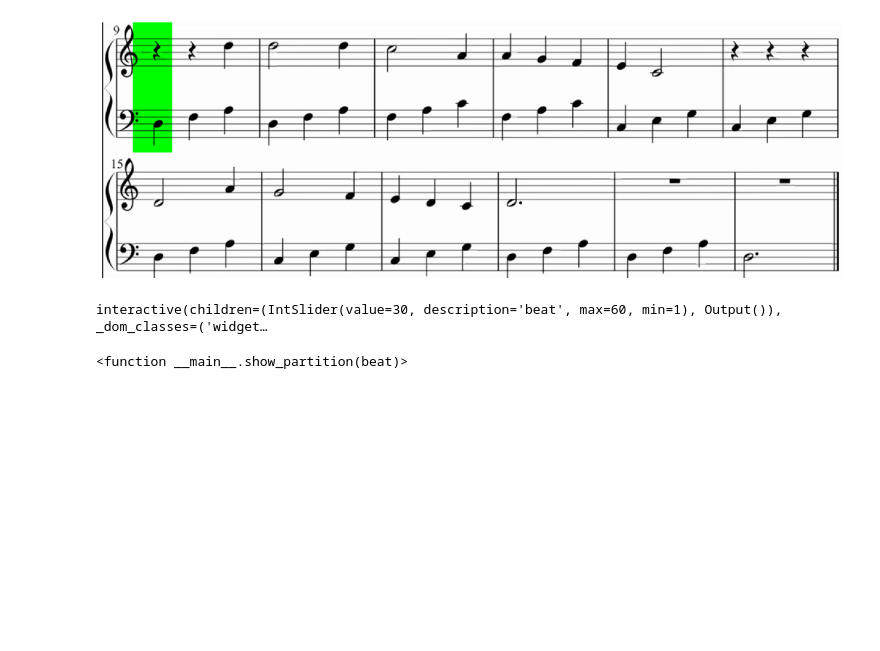
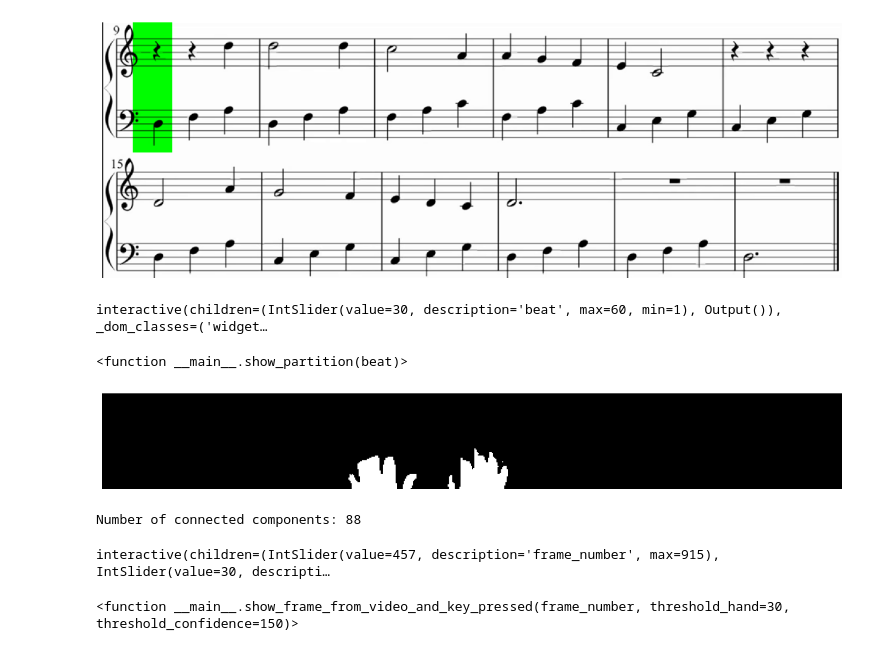
Before and after one commit to LongVanTH/INF573_Project, a Jupyter notebook: z_for_report_images.ipynb, the cells around one changed output. Drawn from its saved outputs; the diff is of its cells as text; code cells hidden in the pictures; blank space fills up the shorter version.

Commit message:
For Images a tout pour les notebooks 1 à 3

```diff
--- a/z_for_report_images.ipynb
+++ b/z_for_report_images.ipynb
@@ -823,3 +899,34 @@ interact(show_partition, beat=(1, total_beats, 1))
 # %% [output]
 interactive(children=(IntSlider(value=30, description='beat', max=60, min=1), Output()), _dom_classes=('widget…
 <function __main__.show_partition(beat)>
+# %%
+_, frame = get_frame(cap, 10)
+frame = crop_frame(frame, 375, 0, 540-375, frame.shape[1], show=False)
+frame_hands_isolated = get_hand_region(frame, 30, True)
+# %% [output]
+[figure, added]
+# %%
+_, mask = get_frame(cap, 814)
+mask = crop_frame(mask, 375, 0, 540-375, mask.shape[1], show=False)
+n = int(cap.get(cv2.CAP_PROP_FRAME_COUNT))
+pipe = pipeline(mask, with_hull=True, threshold = 4000, kx=15, crop=[10,7,15,19], min_area=300, max_width=200, show=False)
+labels, black_keys, white_keys, n_labels, stats, centroids, group, notes, sobel = pipe
+# %% [output]
+Number of connected components: 88
+# %%
+def show_frame_from_video_and_key_pressed(frame_number, threshold_hand=30, threshold_confidence=150):
+    _, frame = get_frame(cap, frame_number)
+    frame = crop_frame(frame, 375, 0, 540-375, frame.shape[1], show=False)
+    if frame is not None:
+        plt.figure(figsize=(20,6))
+        plt.imshow(pipeline_key_pressed(frame, mask, labels, centroids, threshold_hand, 10, threshold_confidence, show=False))
+        plt.axis('off')
+        plt.show()
+    else:
+        print('Frame not found')
+
+interact(show_frame_from_video_and_key_pressed, frame_number=(0, n-1, 1),
+            threshold_hand=(0, 255, 1), threshold_confidence=(0, 255, 1))
+# %% [output]
+interactive(children=(IntSlider(value=457, description='frame_number', max=915), IntSlider(value=30, descripti…
+<function __main__.show_frame_from_video_and_key_pressed(frame_number, threshold_hand=30, threshold_confidence=150)>
```
Also changed, not shown: parts of 5 cells of this notebook.
